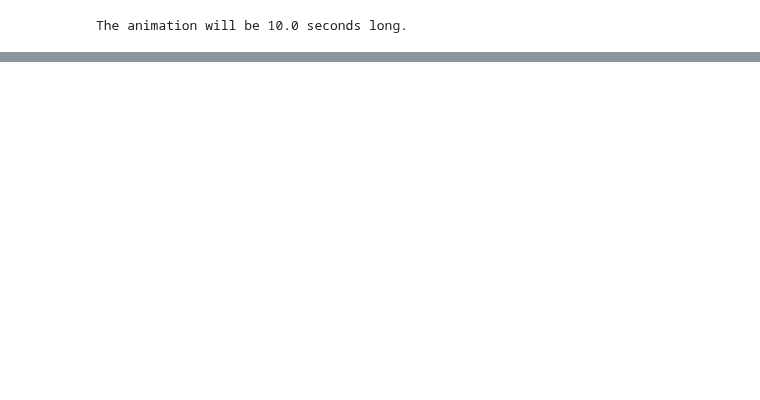
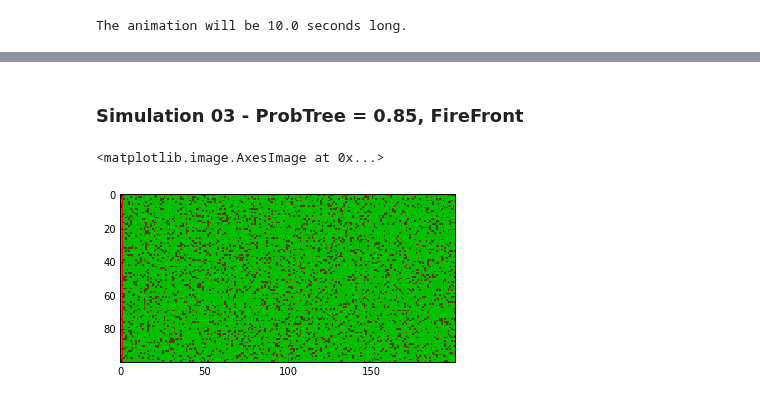
Before and after one commit to UCO-CSPI/CellularAutomaton, a Jupyter notebook: testingFireGrid.ipynb, the cells around one changed output, grey strips where cells are left out. Saved outputs shown, nothing was run; the diff lists cells and outputs as text; code cells hidden in the pictures; blank space fills up the shorter version.

Commit message:
Fire Example Complete

```diff
--- a/testingFireGrid.ipynb
+++ b/testingFireGrid.ipynb
@@ -244,3 +244,18 @@ MyAnimation = animation.FuncAnimation(MyFigure, af,
 MyAnimation.save('FireSim_90.mp4',extra_args=['-vcodec', 'libx264'])
 # %% [markdown]
 <video controls autoplay loop src="FireSim_90.mp4" />
+# %% [markdown]
+<h3>Simulation 03 - ProbTree = 0.85, FireFront</h3>
+# %%
+rows = 100
+columns = 200
+MyGrid=FireGrid((rows,columns),MyDtype)  #initilized with whatever random memory was at the location.
+init(MyGrid,rows,columns,probtree = 0.85, probburning=0)
+for r in range(MyGrid.shape[0]):
+    MyGrid['Burning'][r][1] = True
+MyGrid.SetValue()
+MyFigure, MyAxes = plt.subplots()
+MyAxes.imshow(MyGrid['Value'],interpolation='nearest')
+# %% [output]
+<matplotlib.image.AxesImage at 0x...>
+[figure, added]
```
Also changed, not shown: parts of 27 cells of this notebook, 1 other file.
